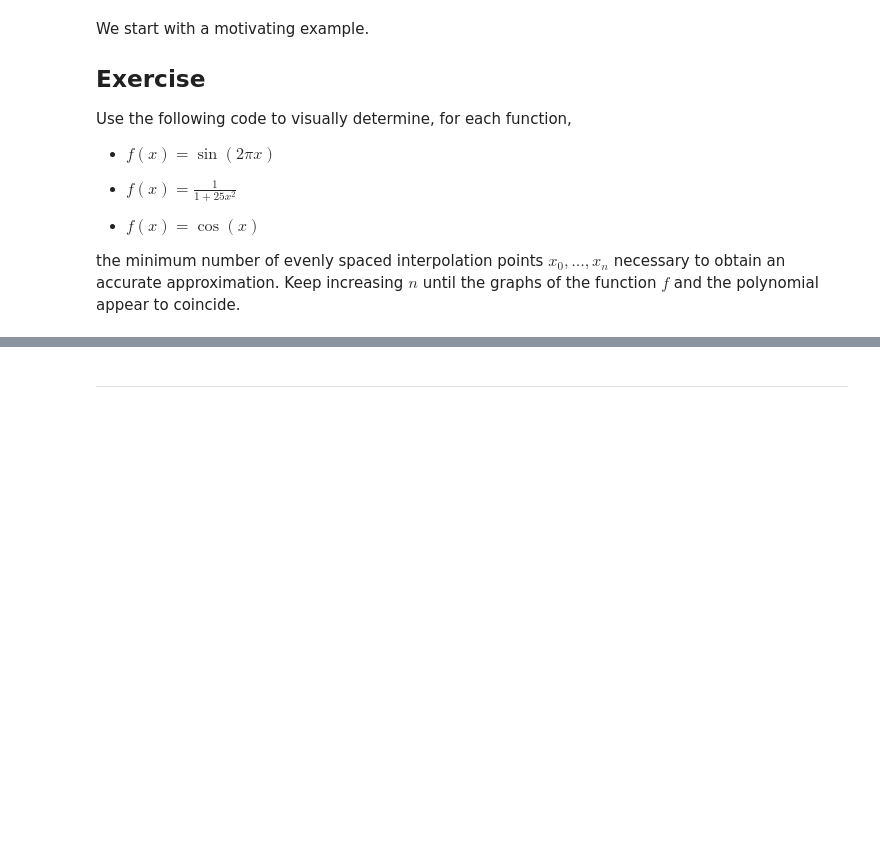
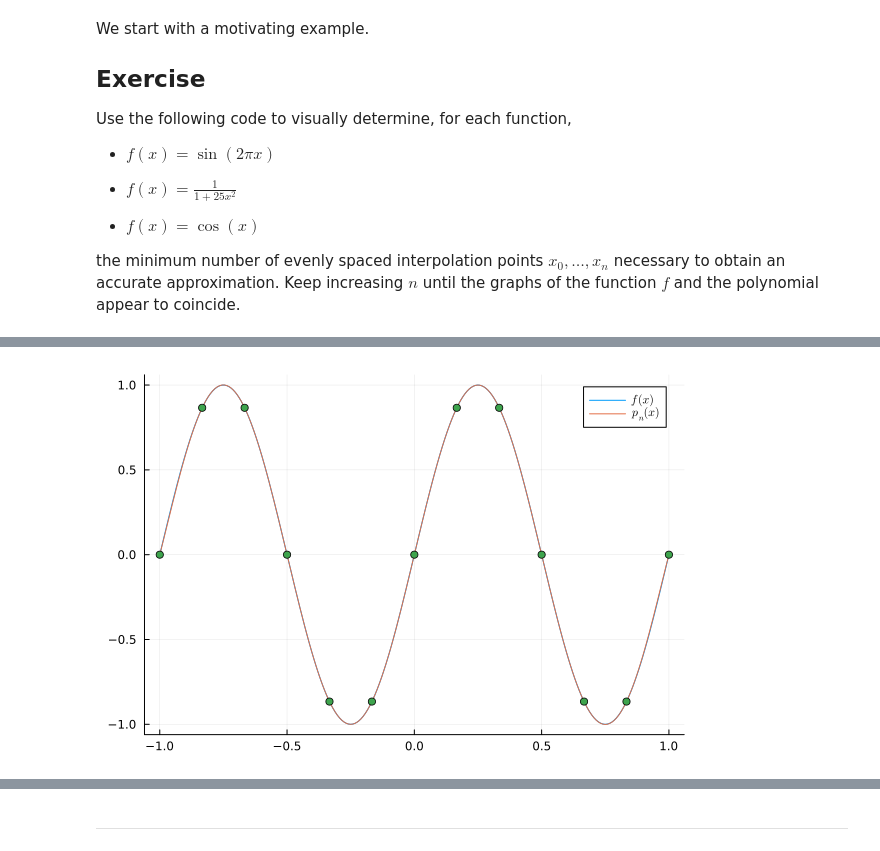
Before and after one commit to math435/20252-lecture-notes, a Jupyter notebook: chapter10/Section 10.6 - Chebyshev interpolation.ipynb, the cells around one changed output, grey strips where cells are left out. Saved outputs shown, nothing was run; the diff lists cells and outputs as text; code cells hidden in the pictures; blank space fills up the shorter version.

```diff
--- a/chapter10/Section 10.6 - Chebyshev interpolation.ipynb
+++ b/chapter10/Section 10.6 - Chebyshev interpolation.ipynb
@@ -93,3 +101,5 @@ myplot(cos, 2)
 # %%
-myplot(x -> sin(2π*x), 2)
+myplot(x -> sin(2π*x), 12)
+# %% [output]
+[figure, added]
 # %%
```
Also changed, not shown: parts of 9 cells of this notebook, 1 other file.
